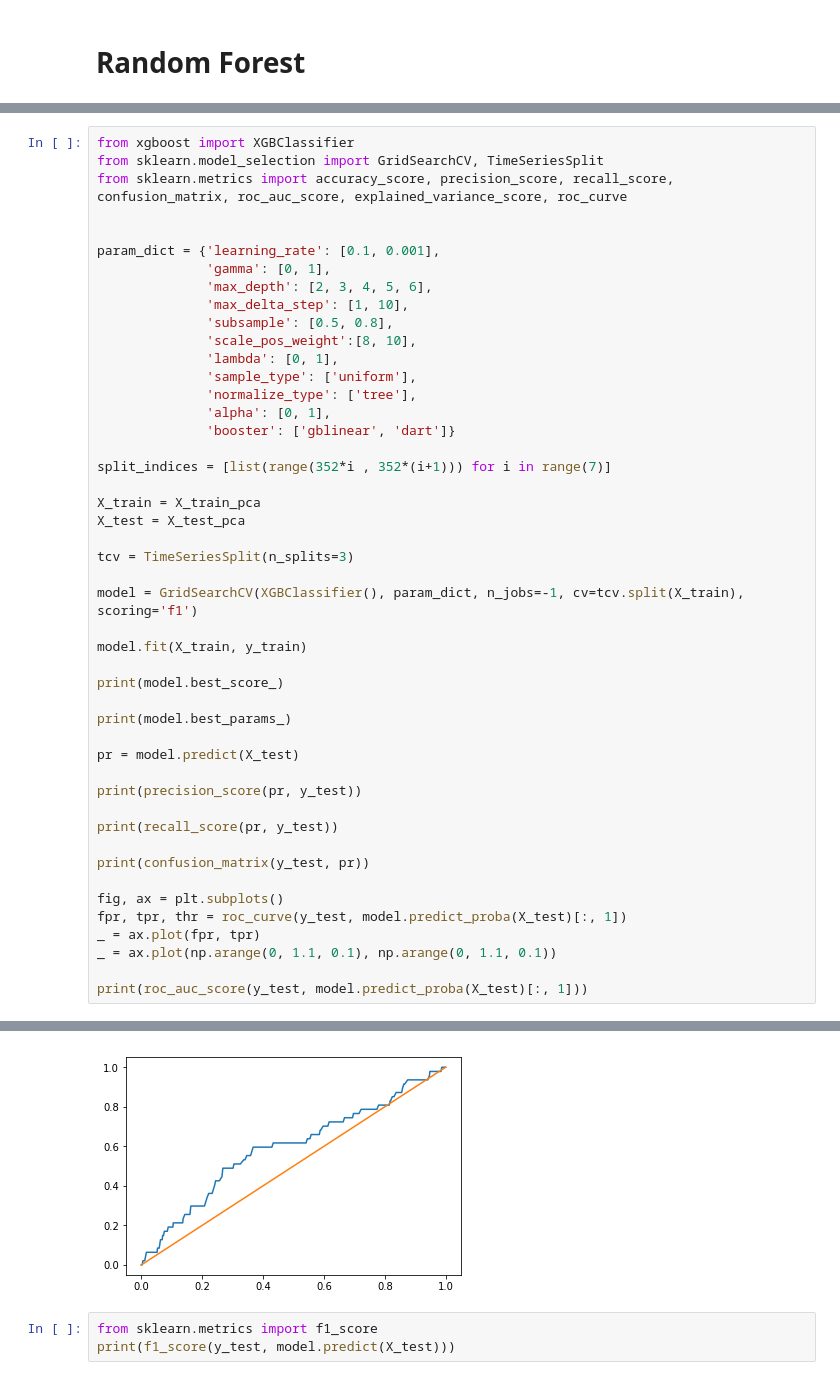
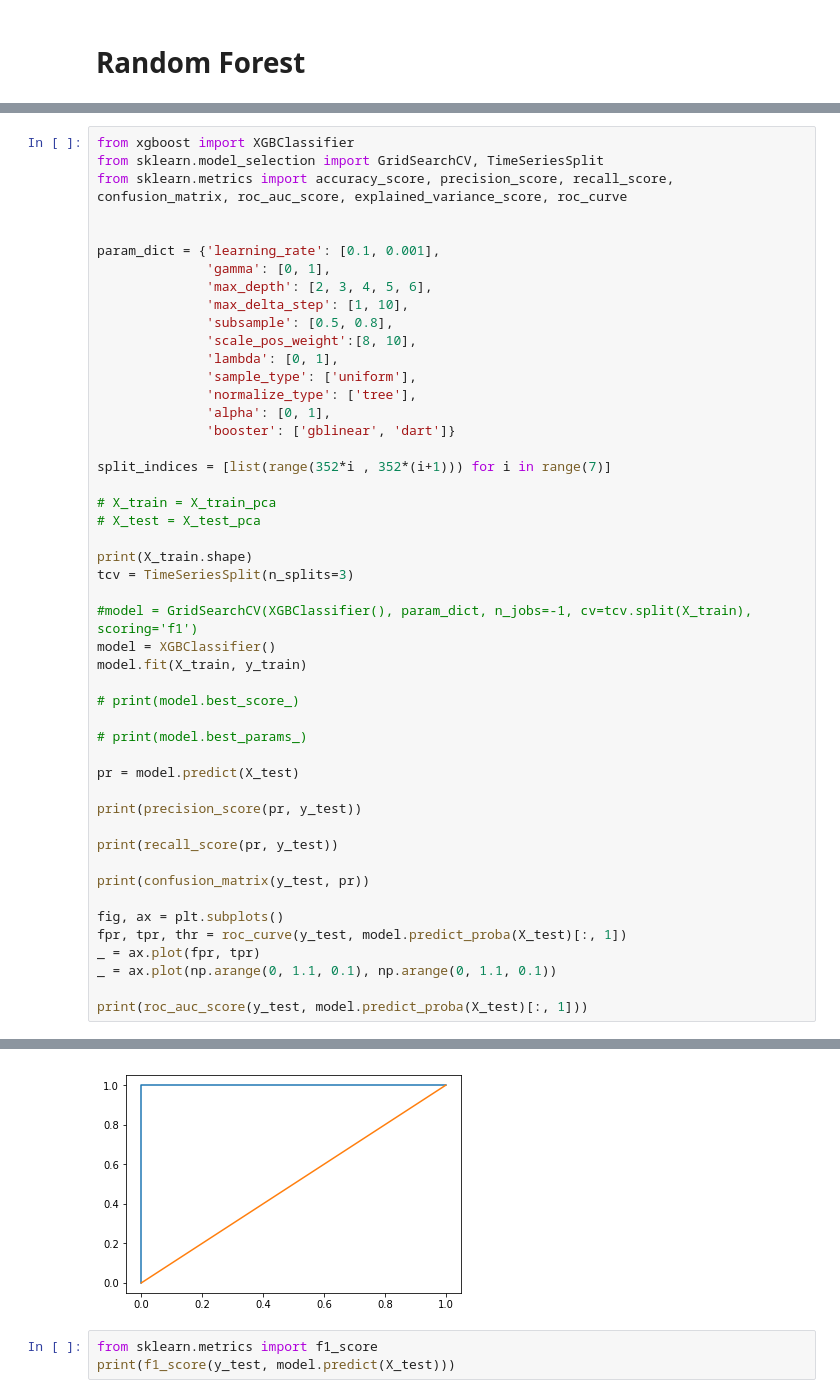
Before and after one commit to sabburi/isye7406-project, a Jupyter notebook: src/eda.ipynb, the cells around one changed output, grey strips where cells are left out. Drawn from its saved outputs; the diff is of its cells as text.

```diff
--- a/src/eda.ipynb
+++ b/src/eda.ipynb
@@ -284,18 +219,19 @@ param_dict = {'learning_rate': [0.1, 0.001],
 
 split_indices = [list(range(352*i , 352*(i+1))) for i in range(7)]
 
-X_train = X_train_pca
-X_test = X_test_pca
+# X_train = X_train_pca
+# X_test = X_test_pca
 
+print(X_train.shape)
 tcv = TimeSeriesSplit(n_splits=3)
 
-model = GridSearchCV(XGBClassifier(), param_dict, n_jobs=-1, cv=tcv.split(X_train), scoring='f1')
-
+#model = GridSearchCV(XGBClassifier(), param_dict, n_jobs=-1, cv=tcv.split(X_train), scoring='f1')
+model = XGBClassifier()
 model.fit(X_train, y_train)
 
-print(model.best_score_)
+# print(model.best_score_)
 
-print(model.best_params_)
+# print(model.best_params_)
 
 pr = model.predict(X_test)
 
@@ -322,4 +257,4 @@ print(roc_auc_score(y_test, model.predict_proba(X_test)[:, 1]))
-[figure, old version]
+[figure, new version]
 # %%
 from sklearn.metrics import f1_score
 print(f1_score(y_test, model.predict(X_test)))
```
Also changed, not shown: parts of 8 cells of this notebook.
